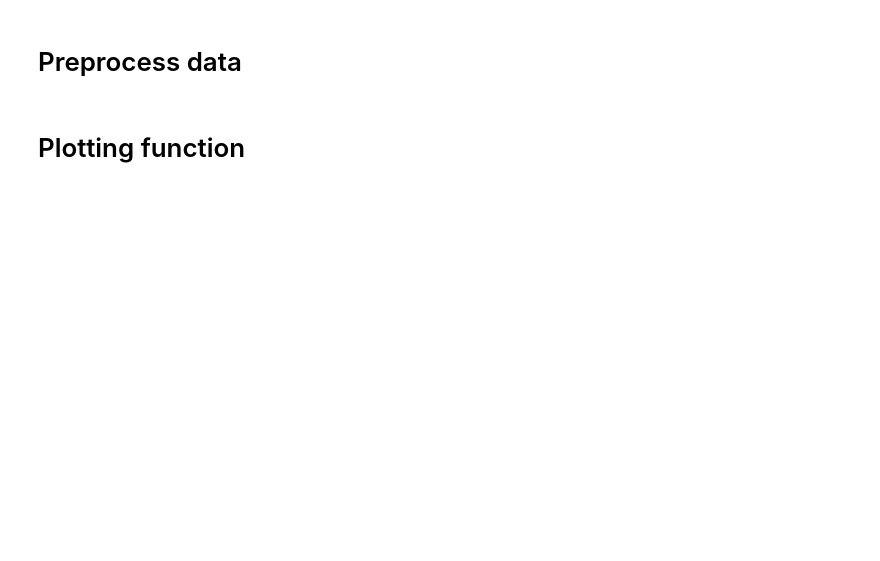
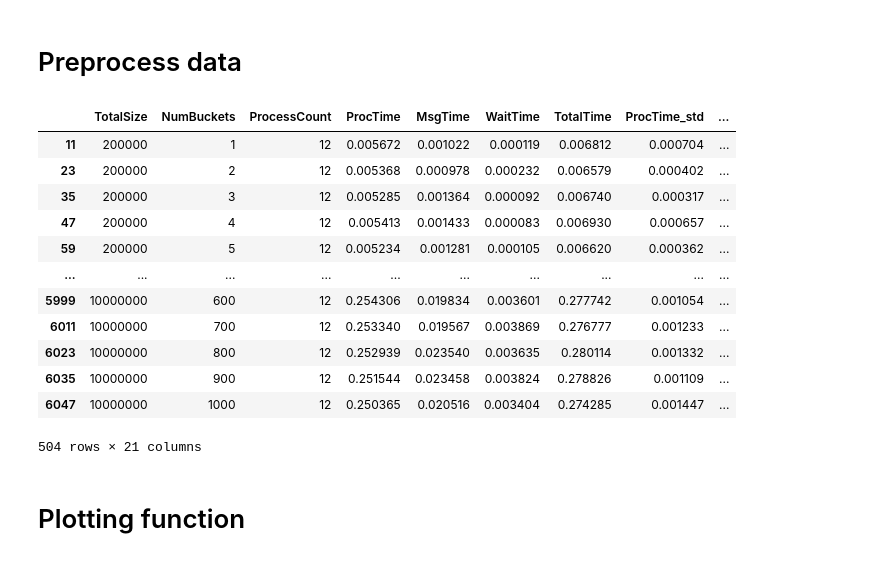
Before and after one commit to GilbertoCunha/ParallelComputing, a Jupyter notebook: Trabalho3/DataAnalysis.ipynb, the cells around one changed output. Saved outputs shown, nothing was run; the diff lists cells and outputs as text; code cells hidden in the pictures; blank space fills up the shorter version.

Commit message:
more data analysis

```diff
--- a/Trabalho3/DataAnalysis.ipynb
+++ b/Trabalho3/DataAnalysis.ipynb
@@ -11,12 +11,16 @@ import numpy as np
 def calculateGains(group):
     for col in metrics:
         oldstd = col + "_std"
-        meancol = col + "_gain"
+        meancol = col + "Gain"
         stdcol = meancol + "_std"
         base = float(group[group["ProcessCount"] == 1][col])
         basestd = float(group[group["ProcessCount"] == 1][oldstd])
         group[meancol] = base / group[col]
         group[stdcol] = np.sqrt( (basestd / group[col])**2 + (base * group[oldstd] / group[col])**2 )
+    num_proc = group["ProcessCount"]
+    gain = group["TotalTimeGain"]
+    group["ParallelFrac"] = num_proc / (1 - num_proc + 1e-8) * (1/gain - 1)
+    group["ParallelFrac_std"] = abs(num_proc / (gain**2 * (1-num_proc + 1e-8)) * group["TotalTimeGain_std"])
     return group
 # %%
 # Gather collected data
@@ -44,5 +48,21 @@ parameters.append("ProcessCount")
 # Gather everything back
 del dataMeans
 del dataStds
+# %%
+data[data["ProcessCount"] == 12]
+# %% [output]
+|  | TotalSize | NumBuckets | ProcessCount | ProcTime | MsgTime | WaitTime | TotalTime | ProcTime_std | ... |
+| 11 | 200000 | 1 | 12 | 0.005672 | 0.001022 | 0.000119 | 0.006812 | 0.000704 | ... |
+| 23 | 200000 | 2 | 12 | 0.005368 | 0.000978 | 0.000232 | 0.006579 | 0.000402 | ... |
+| 35 | 200000 | 3 | 12 | 0.005285 | 0.001364 | 0.000092 | 0.006740 | 0.000317 | ... |
+| 47 | 200000 | 4 | 12 | 0.005413 | 0.001433 | 0.000083 | 0.006930 | 0.000657 | ... |
+| 59 | 200000 | 5 | 12 | 0.005234 | 0.001281 | 0.000105 | 0.006620 | 0.000362 | ... |
+| ... | ... | ... | ... | ... | ... | ... | ... | ... | ... |
+| 5999 | 10000000 | 600 | 12 | 0.254306 | 0.019834 | 0.003601 | 0.277742 | 0.001054 | ... |
+| 6011 | 10000000 | 700 | 12 | 0.253340 | 0.019567 | 0.003869 | 0.276777 | 0.001233 | ... |
+| 6023 | 10000000 | 800 | 12 | 0.252939 | 0.023540 | 0.003635 | 0.280114 | 0.001332 | ... |
+| 6035 | 10000000 | 900 | 12 | 0.251544 | 0.023458 | 0.003824 | 0.278826 | 0.001109 | ... |
+| 6047 | 10000000 | 1000 | 12 | 0.250365 | 0.020516 | 0.003404 | 0.274285 | 0.001447 | ... |
+504 rows × 21 columns
 # %% [markdown]
 # Plotting function
```
Also changed, not shown: parts of 4 cells of this notebook, 3 other files.
